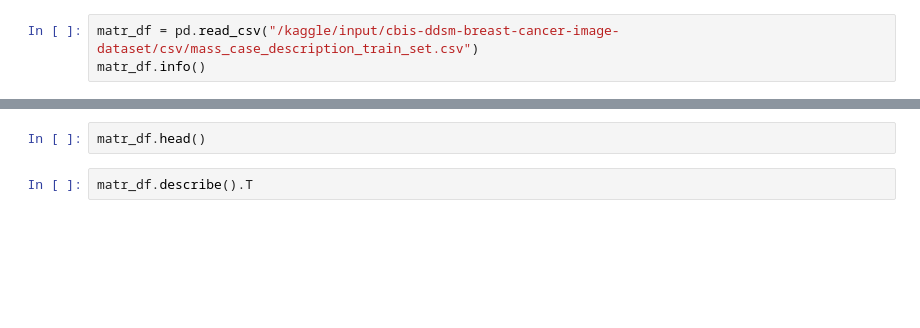
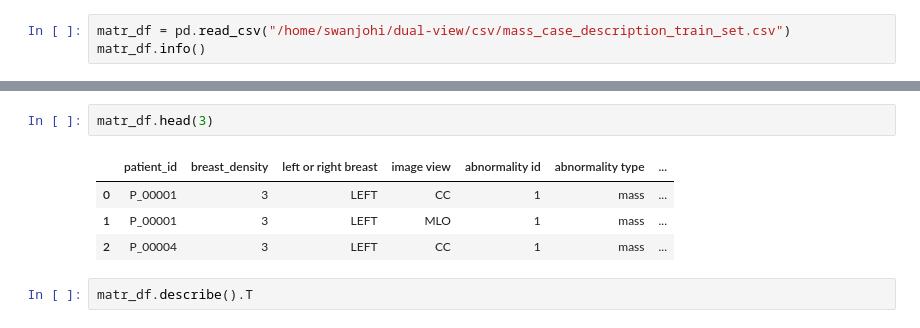
Before and after one commit to kiboiWanjohi/mammo, a Jupyter notebook: hog-server.ipynb, the cells around one changed output, grey strips where cells are left out. Cells and saved outputs as stored; diff of their text form; blank space fills up the shorter version.

```diff
--- a/hog-server.ipynb
+++ b/hog-server.ipynb
@@ -68,3 +141,3 @@ dicom_df.SeriesDescription.value_counts()
 # %%
-matr_df = pd.read_csv("/kaggle/input/cbis-ddsm-breast-cancer-image-dataset/csv/mass_case_description_train_set.csv")
+matr_df = pd.read_csv("/home/swanjohi/dual-view/csv/mass_case_description_train_set.csv")
 matr_df.info()
@@ -71,5 +162,10 @@ matr_df.info()
 # %%
-matr_df.head()
+matr_df.head(3)
+# %% [output]
+|  | patient_id | breast_density | left or right breast | image view | abnormality id | abnormality type | ... |
+| 0 | P_00001 | 3 | LEFT | CC | 1 | mass | ... |
+| 1 | P_00001 | 3 | LEFT | MLO | 1 | mass | ... |
+| 2 | P_00004 | 3 | LEFT | CC | 1 | mass | ... |
 # %%
 matr_df.describe().T
 # %%
```
Also changed, not shown: parts of 32 cells of this notebook.
